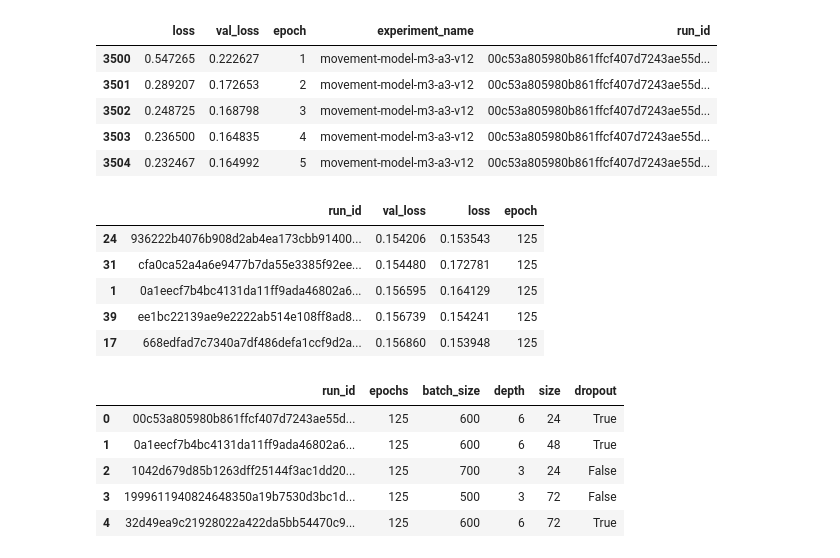
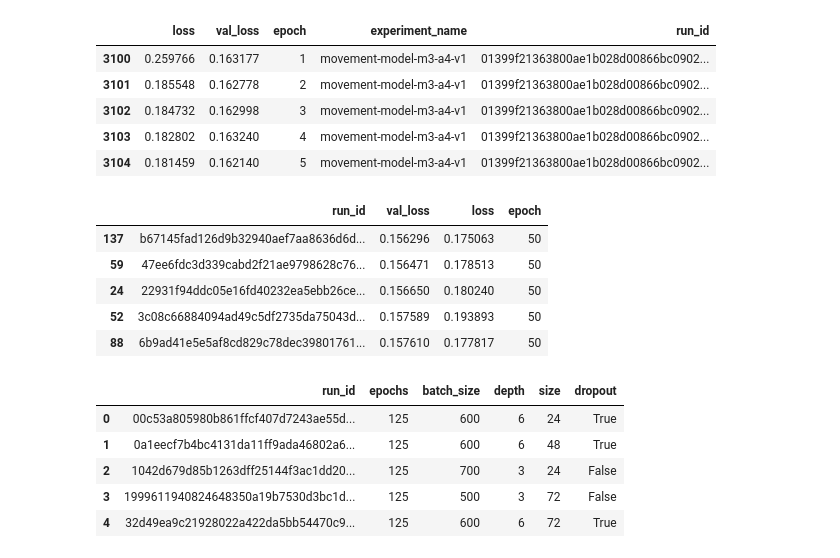
Before and after one commit to networkearth/mirrorverse, a Jupyter notebook: models/movement_model/move_it_move_it/Hyper.ipynb, the cells around one changed output. Cells and saved outputs as stored; diff of their text form; code cells hidden in the pictures.

```diff
--- a/models/movement_model/move_it_move_it/Hyper.ipynb
+++ b/models/movement_model/move_it_move_it/Hyper.ipynb
@@ -28,28 +28,28 @@ else:
     print("No objects found.")
 # %%
 results = (
-    read_data_w_cache('select * from movement_model_experiment_m3_a3_v12 ')
+    read_data_w_cache('select * from movement_model_experiment_m3_a4_v1')
     .sort_values(['run_id', 'epoch'], ascending=True)
 )
 results.head()
 # %% [output]
 |  | loss | val_loss | epoch | experiment_name | run_id |
-| 3500 | 0.547265 | 0.222627 | 1 | movement-model-m3-a3-v12 | 00c53a805980b861ffcf407d7243ae55d... |
-| 3501 | 0.289207 | 0.172653 | 2 | movement-model-m3-a3-v12 | 00c53a805980b861ffcf407d7243ae55d... |
-| 3502 | 0.248725 | 0.168798 | 3 | movement-model-m3-a3-v12 | 00c53a805980b861ffcf407d7243ae55d... |
-| 3503 | 0.236500 | 0.164835 | 4 | movement-model-m3-a3-v12 | 00c53a805980b861ffcf407d7243ae55d... |
-| 3504 | 0.232467 | 0.164992 | 5 | movement-model-m3-a3-v12 | 00c53a805980b861ffcf407d7243ae55d... |
+| 3100 | 0.259766 | 0.163177 | 1 | movement-model-m3-a4-v1 | 01399f21363800ae1b028d00866bc0902... |
+| 3101 | 0.185548 | 0.162778 | 2 | movement-model-m3-a4-v1 | 01399f21363800ae1b028d00866bc0902... |
+| 3102 | 0.184732 | 0.162998 | 3 | movement-model-m3-a4-v1 | 01399f21363800ae1b028d00866bc0902... |
+| 3103 | 0.182802 | 0.163240 | 4 | movement-model-m3-a4-v1 | 01399f21363800ae1b028d00866bc0902... |
+| 3104 | 0.181459 | 0.162140 | 5 | movement-model-m3-a4-v1 | 01399f21363800ae1b028d00866bc0902... |
 # %%
 final = results.groupby('run_id')[['val_loss', 'loss', 'epoch']].last().reset_index().sort_values('val_loss', ascending=True)
 #final = final[final['epoch'] < 100]
 final.head()
 # %% [output]
 |  | run_id | val_loss | loss | epoch |
-| 24 | 936222b4076b908d2ab4ea173cbb91400... | 0.154206 | 0.153543 | 125 |
-| 31 | cfa0ca52a4a6e9477b7da55e3385f92ee... | 0.154480 | 0.172781 | 125 |
-| 1 | 0a1eecf7b4bc4131da11ff9ada46802a6... | 0.156595 | 0.164129 | 125 |
-| 39 | ee1bc22139ae9e2222ab514e108ff8ad8... | 0.156739 | 0.154241 | 125 |
-| 17 | 668edfad7c7340a7df486defa1ccf9d2a... | 0.156860 | 0.153948 | 125 |
+| 137 | b67145fad126d9b32940aef7aa8636d6d... | 0.156296 | 0.175063 | 50 |
+| 59 | 47ee6fdc3d339cabd2f21ae9798628c76... | 0.156471 | 0.178513 | 50 |
+| 24 | 22931f94ddc05e16fd40232ea5ebb26ce... | 0.156650 | 0.180240 | 50 |
+| 52 | 3c08c66884094ad49c5df2735da75043d... | 0.157589 | 0.193893 | 50 |
+| 88 | 6b9ad41e5e5af8cd829c78dec39801761... | 0.157610 | 0.177817 | 50 |
 # %%
 def count_layers(layers):
     layers = [int(l[1:]) for l in layers]
```
Also changed, not shown: parts of 3 cells of this notebook, 40 other files.
